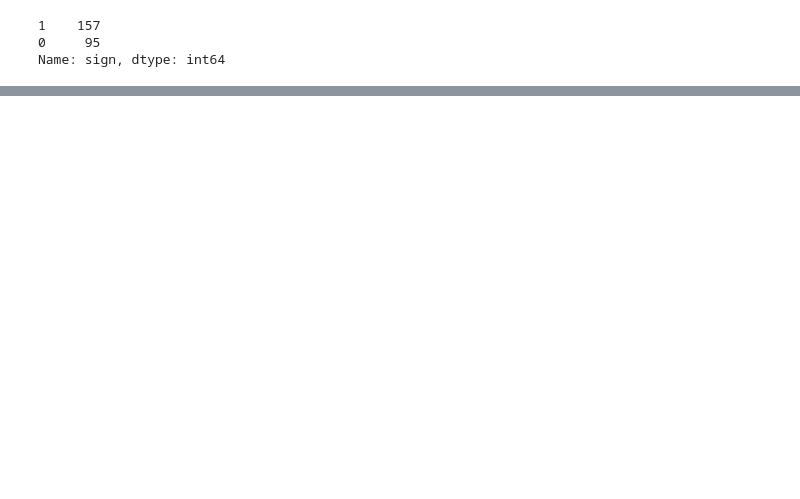
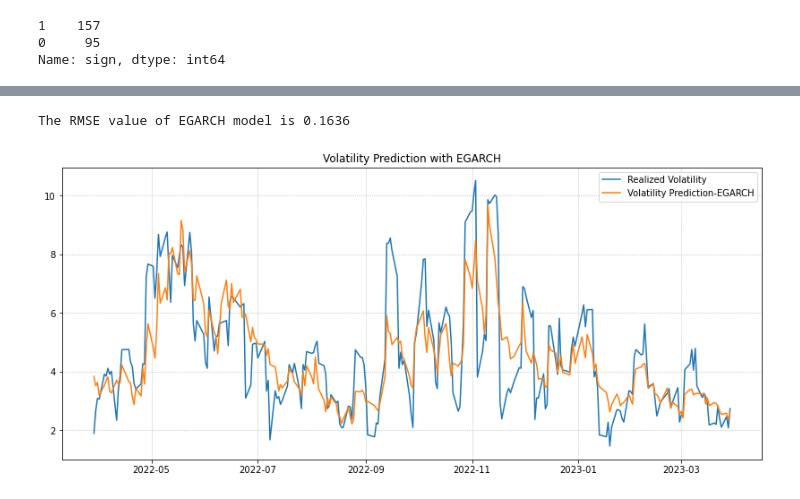
Before and after one commit to AmirDehkordi/Implied-VOL, a Jupyter notebook: Volatility.ipynb, the cells around one changed output, grey strips where cells are left out. Saved outputs shown, nothing was run; the diff lists cells and outputs as text; code cells hidden in the pictures; blank space fills up the shorter version.

```diff
--- a/Volatility.ipynb
+++ b/Volatility.ipynb
@@ -588,0 +626,4 @@ The EGARCH model is similar to the GARCH model in that it assumes that the condi
+# %%
+# Building the model based on the best lag
+egarch = arch_model(df['return'], mean='zero', vol='EGARCH', p=best_param[0], o=0, q=best_param[1]).fit(disp='off')
+print(garch.summary())
@@ -588,0 +651,19 @@ The EGARCH model is similar to the GARCH model in that it assumes that the condi
+# %%
+# Forecast performance measurements
+forecast = egarch.forecast(start=split_date[0])
+forecast_egarch = forecast
+rmse_egarch = np.sqrt(mse(df.loc[split_date,'realized_vol']/100,
+                np.sqrt(forecast_egarch.variance.iloc[-len(split_date):]/100))) # Testing the accuracy of the EGARCH model
+print('The RMSE value of EGARCH model is {:.4f}'.format(rmse_egarch))
+# %% [output]
+The RMSE value of EGARCH model is 0.1636
+# %%
+# Plotting the predicted values vs. the actual values
+plt.figure(figsize=(14, 6))
+plt.plot(df.loc[split_date,'realized_vol'], label='Realized Volatility')
+plt.plot(forecast_egarch.variance.iloc[-len(split_date):], label='Volatility Prediction-EGARCH')
+plt.title('Volatility Prediction with EGARCH')
+plt.legend()
+plt.grid(linestyle=':');
+# %% [output]
+[figure, added]
```
Also changed, not shown: parts of 39 cells of this notebook.
